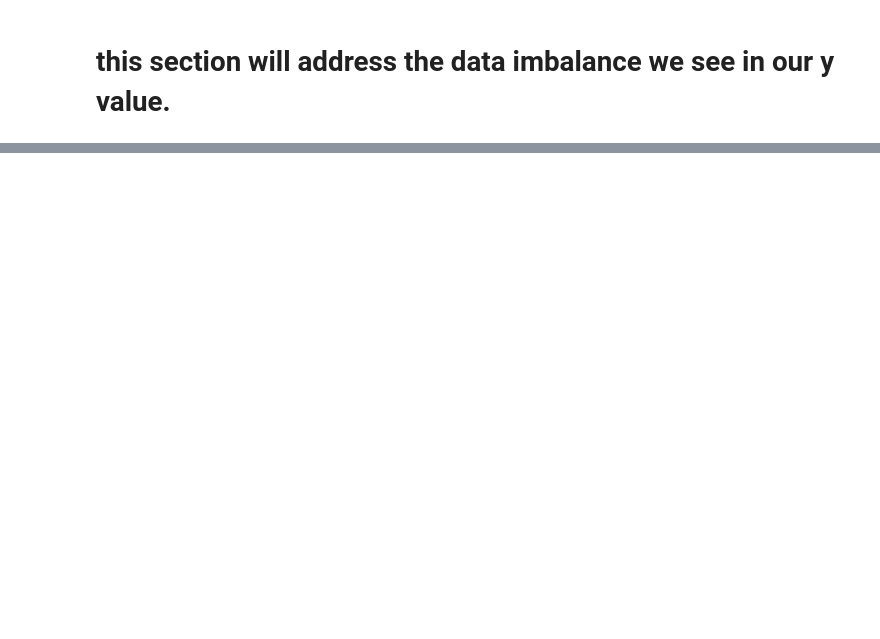
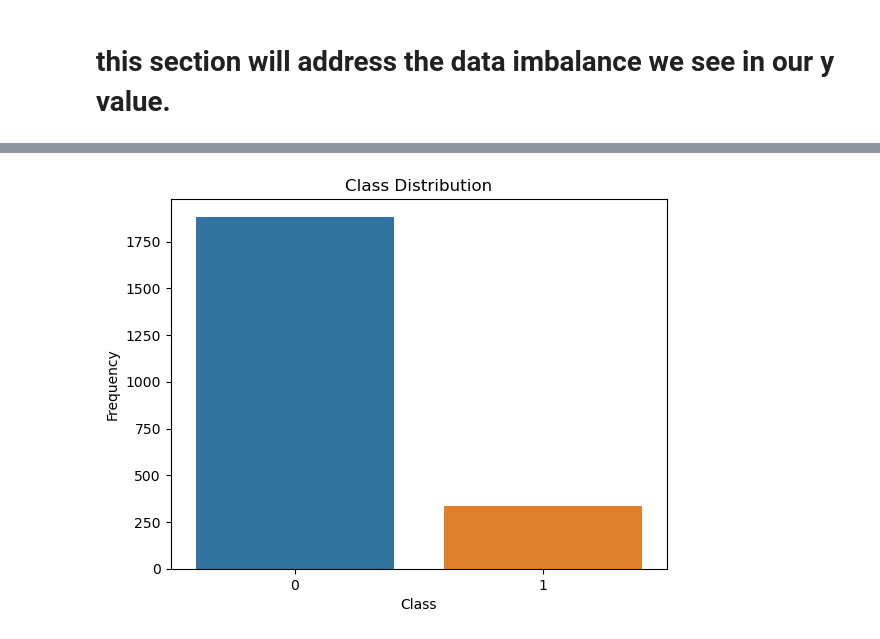
Before and after one commit to ehxewri/Project-2, a Jupyter notebook: Maketing Campaign/Marketing_Campaign-2.ipynb, the cells around one changed output, grey strips where cells are left out. Saved outputs shown, nothing was run; the diff lists cells and outputs as text; code cells hidden in the pictures; blank space fills up the shorter version.

```diff
--- a/Maketing Campaign/Marketing_Campaign-2.ipynb
+++ b/Maketing Campaign/Marketing_Campaign-2.ipynb
@@ -151,3 +165,3 @@ data2 = mc.preprocess_ord(data1,column,categories)
 # %%
 # Marital Status Encode
-data2['Marital_Status'].replace(['Alone', 'Absurd', 'YOLO'], 'single',inplace=True)
+data2['Marital_Status'] = data2['Marital_Status'].replace(['Alone', 'Absurd', 'YOLO'], 'single')
@@ -275,0 +201,9 @@ print(y_resampled.value_counts())
+# %%
+# Plotting the distribution of classes
+sns.countplot(x=data6['Response'])
+plt.title('Class Distribution')
+plt.xlabel('Class')
+plt.ylabel('Frequency')
+plt.show()
+# %% [output]
+[figure, added]
```
Also changed, not shown: parts of 39 cells of this notebook, 2 other files.
